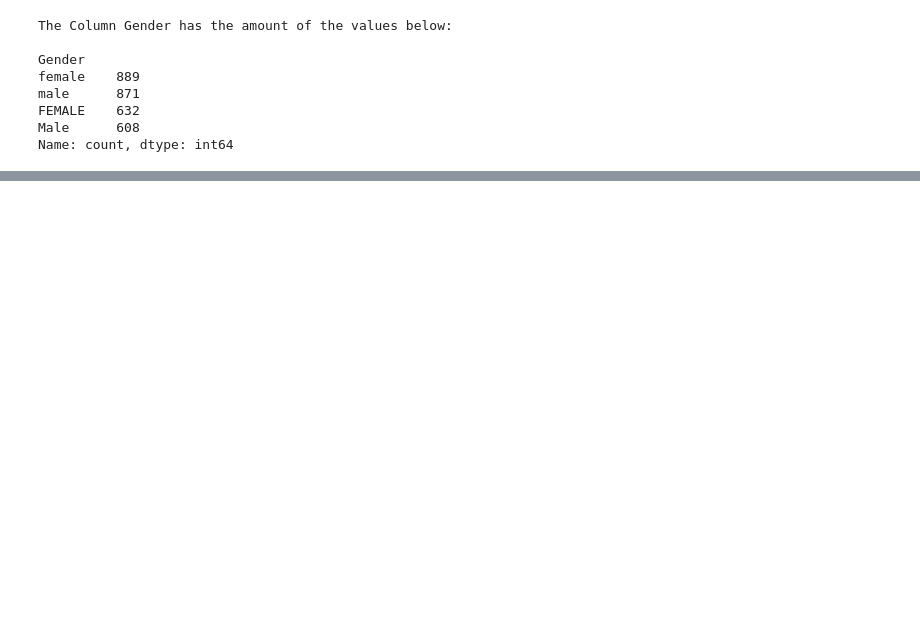
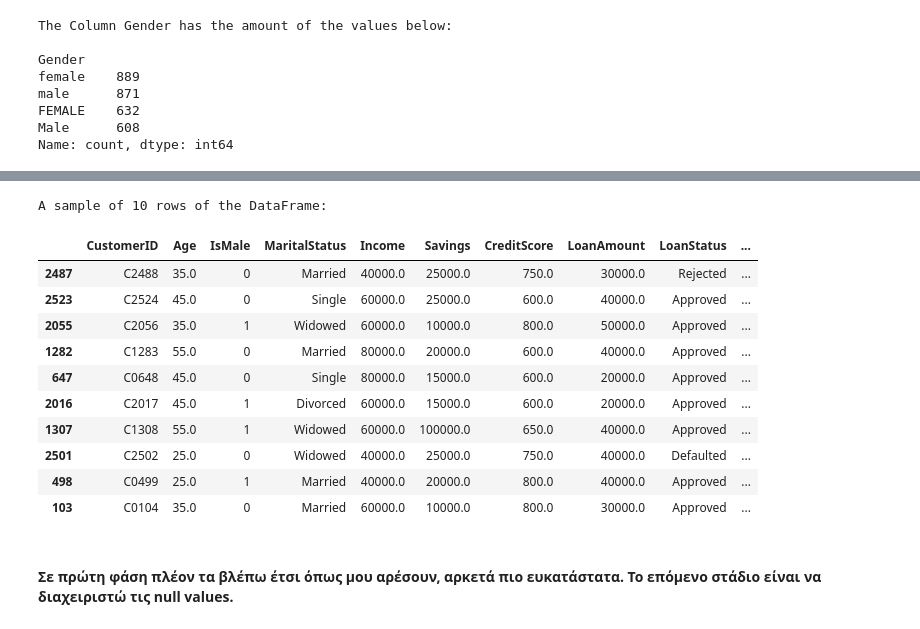
Before and after one commit to serendipity019/AI_Data_Factory_Lessons, a Jupyter notebook: data_exercises/final_lec_project_bank.ipynb, the cells around one changed output, grey strips where cells are left out. Drawn from its saved outputs; the diff is of its cells as text; code cells hidden in the pictures; blank space fills up the shorter version.

Commit message:
feat: I made some new methods in the class DataAnalyzer.

```diff
--- a/data_exercises/final_lec_project_bank.ipynb
+++ b/data_exercises/final_lec_project_bank.ipynb
@@ -287,0 +553,17 @@ The first 15 rows of the DataFrame:
+# %%
+bank_data.show_sample()
+# %% [output]
+A sample of 10 rows of the DataFrame:
+|  | CustomerID | Age | IsMale | MaritalStatus | Income | Savings | CreditScore | LoanAmount | LoanStatus | ... |
+| 2487 | C2488 | 35.0 | 0 | Married | 40000.0 | 25000.0 | 750.0 | 30000.0 | Rejected | ... |
+| 2523 | C2524 | 45.0 | 0 | Single | 60000.0 | 25000.0 | 600.0 | 40000.0 | Approved | ... |
+| 2055 | C2056 | 35.0 | 1 | Widowed | 60000.0 | 10000.0 | 800.0 | 50000.0 | Approved | ... |
+| 1282 | C1283 | 55.0 | 0 | Married | 80000.0 | 20000.0 | 600.0 | 40000.0 | Approved | ... |
+| 647 | C0648 | 45.0 | 0 | Single | 80000.0 | 15000.0 | 600.0 | 20000.0 | Approved | ... |
+| 2016 | C2017 | 45.0 | 1 | Divorced | 60000.0 | 15000.0 | 600.0 | 20000.0 | Approved | ... |
+| 1307 | C1308 | 55.0 | 1 | Widowed | 60000.0 | 100000.0 | 650.0 | 40000.0 | Approved | ... |
+| 2501 | C2502 | 25.0 | 0 | Widowed | 40000.0 | 25000.0 | 750.0 | 40000.0 | Defaulted | ... |
+| 498 | C0499 | 25.0 | 1 | Married | 40000.0 | 20000.0 | 800.0 | 40000.0 | Approved | ... |
+| 103 | C0104 | 35.0 | 0 | Married | 60000.0 | 10000.0 | 800.0 | 30000.0 | Approved | ... |
+# %% [markdown]
+<h4>Σε πρώτη φάση πλέον τα βλέπω έτσι όπως μου αρέσουν, αρκετά πιο ευκατάστατα. Το επόμενο στάδιο είναι να διαχειριστώ τις null values. </h4>
```
Also changed, not shown: parts of 23 cells of this notebook.
